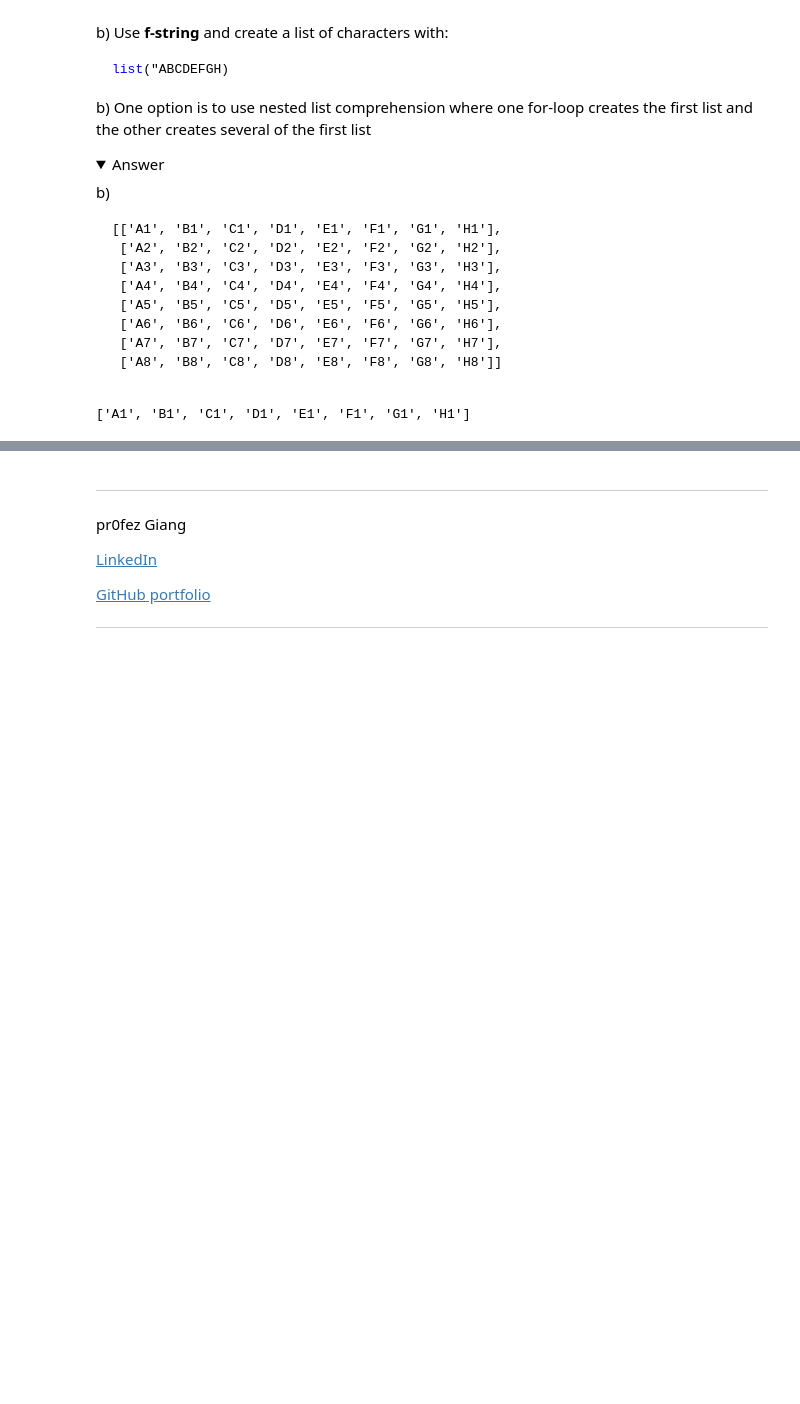
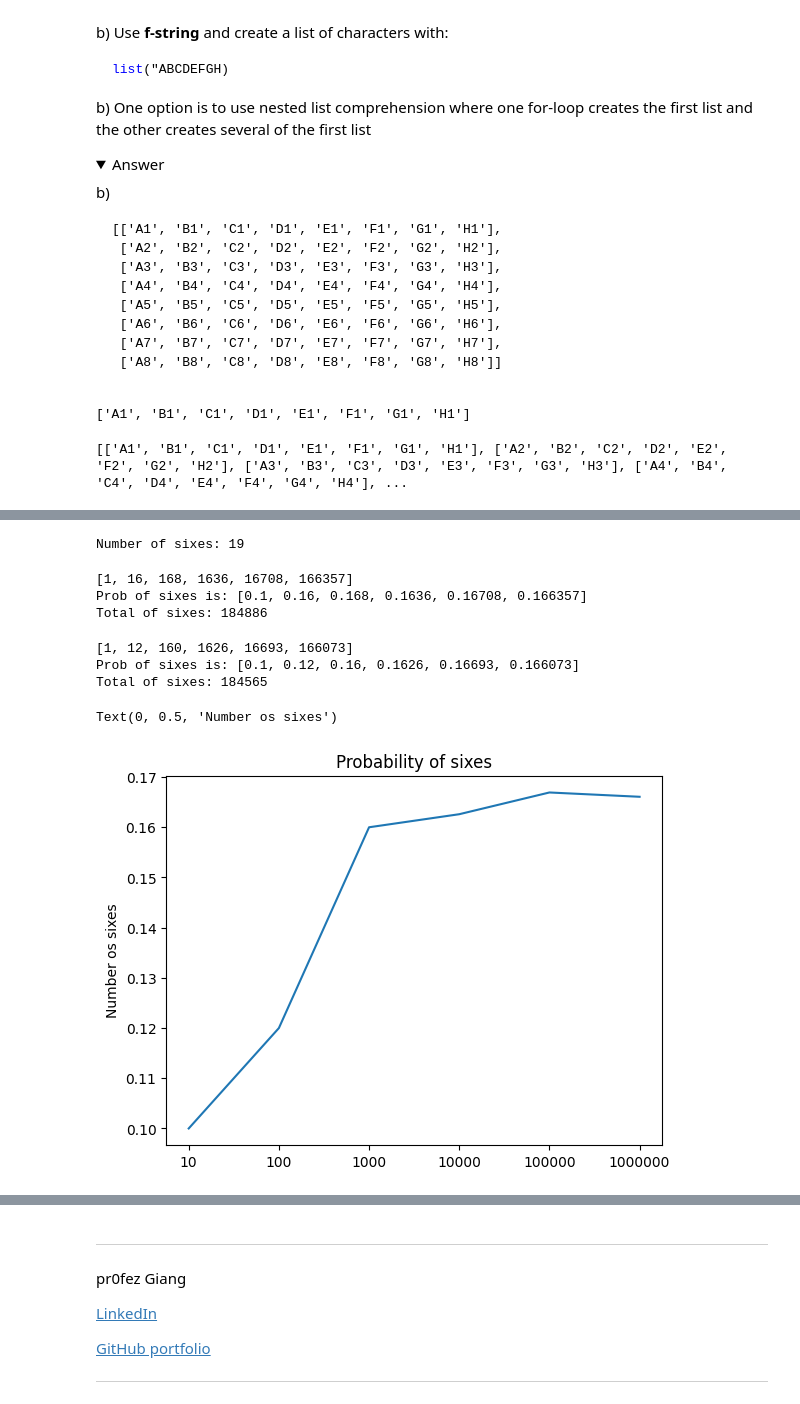
Before and after one commit to MrEcE0046/AI-ML-Grundkunskaper, a Jupyter notebook: Exercise/04-list-exercise.ipynb, the cells around one changed output, grey strips where cells are left out. Cells and saved outputs as stored; diff of their text form; code cells hidden in the pictures; folded sections open; blank space fills up the shorter version.

```diff
--- a/Exercise/04-list-exercise.ipynb
+++ b/Exercise/04-list-exercise.ipynb
@@ -201,6 +197,15 @@ comph_list = [x + "1" for x in letters]
 print(comph_list)
 # %% [output]
 ['A1', 'B1', 'C1', 'D1', 'E1', 'F1', 'G1', 'H1']
+# %%
+# Nested comprehenison list
+# Hur får mandem i egna rader?
+# Skulle man använda zip här?
+
+complist = [[f"{letter}{x}" for letter in list("ABCDEFGH")] for x in range(1, 9)]
+print(complist)
+# %% [output]
+[['A1', 'B1', 'C1', 'D1', 'E1', 'F1', 'G1', 'H1'], ['A2', 'B2', 'C2', 'D2', 'E2', 'F2', 'G2', 'H2'], ['A3', 'B3', 'C3', 'D3', 'E3', 'F3', 'G3', 'H3'], ['A4', 'B4', 'C4', 'D4', 'E4', 'F4', 'G4', 'H4'], ...
 # %% [markdown]
 ---
 ## 5. Dice rolls convergence (**)
@@ -253,6 +258,58 @@ random.seed(1)
 <img align="left" src="../assets/probability_six_graph.png" width="300"/>
 
 </details>
+# %%
+# A
+
+import random as rng
+
+
+six_count = [1 if rng.randint(1, 6) == 6 else 0 for i in range(100)]
+
+print(f"Number of sixes: {sum(six_count)}")
+# %% [output]
+Number of sixes: 19
+# %%
+# B
+
+numb_rolls = [10, 100, 1000, 10000, 100000, 1000000]
+
+six_count = [sum(1 for x in range(num_rolls) if rng.randint(1, 6) == 6) for num_rolls in numb_rolls]
+prob_six = [i / j for i, j in zip(six_count, numb_rolls)]
+
+print(six_count)
+
+print(f"Prob of sixes is: {str(prob_six)}")
+print(f"Total of sixes: {sum(six_count)}")
+# %% [output]
+[1, 16, 168, 1636, 16708, 166357]
+Prob of sixes is: [0.1, 0.16, 0.168, 0.1636, 0.16708, 0.166357]
+Total of sixes: 184886
+# %%
+# C
+import matplotlib.pyplot
+
+numb_rolls = [10, 100, 1000, 10000, 100000, 1000000]
+
+six_count = [sum(1 for x in range(num_rolls) if rng.randint(1, 6) == 6) for num_rolls in numb_rolls]
+prob_six = [i / j for i, j in zip(six_count, numb_rolls)]
+
+print(six_count)
+
+print(f"Prob of sixes is: {str(prob_six)}")
+print(f"Total of sixes: {sum(six_count)}")
+
+plt.plot(prob_six)
+plt.title("Probability of sixes")
+plt.xticks([0,1,2,3,4,5], numb_rolls)
+#plt.ylabel("Number of rolls")
+plt.ylabel("Number os sixes")
+# %% [output]
+[1, 12, 160, 1626, 16693, 166073]
+Prob of sixes is: [0.1, 0.12, 0.16, 0.1626, 0.16693, 0.166073]
+Total of sixes: 184565
+Text(0, 0.5, 'Number os sixes')
+[figure, added]
 # %% [markdown]
 ---
 ## 6. Monte Carlo simulation (**)
```
Also changed, not shown: parts of 6 cells of this notebook, 1 other file.
